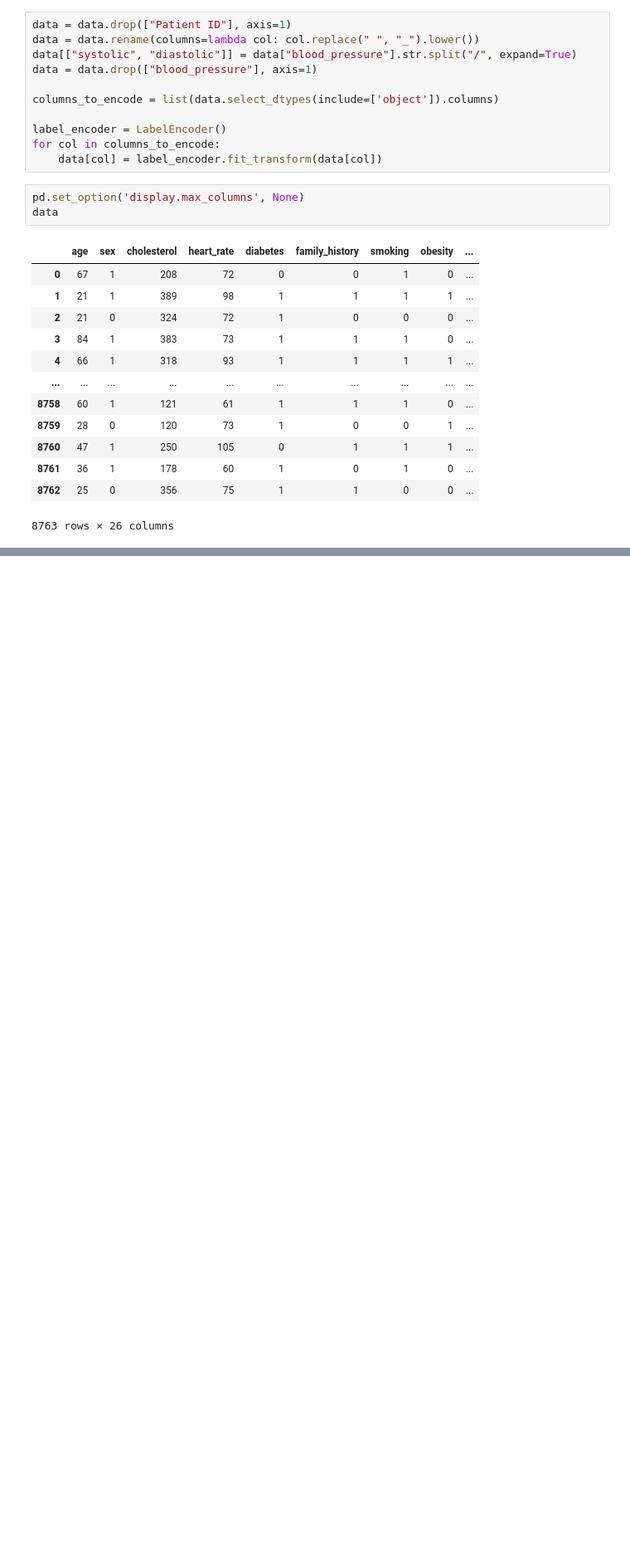
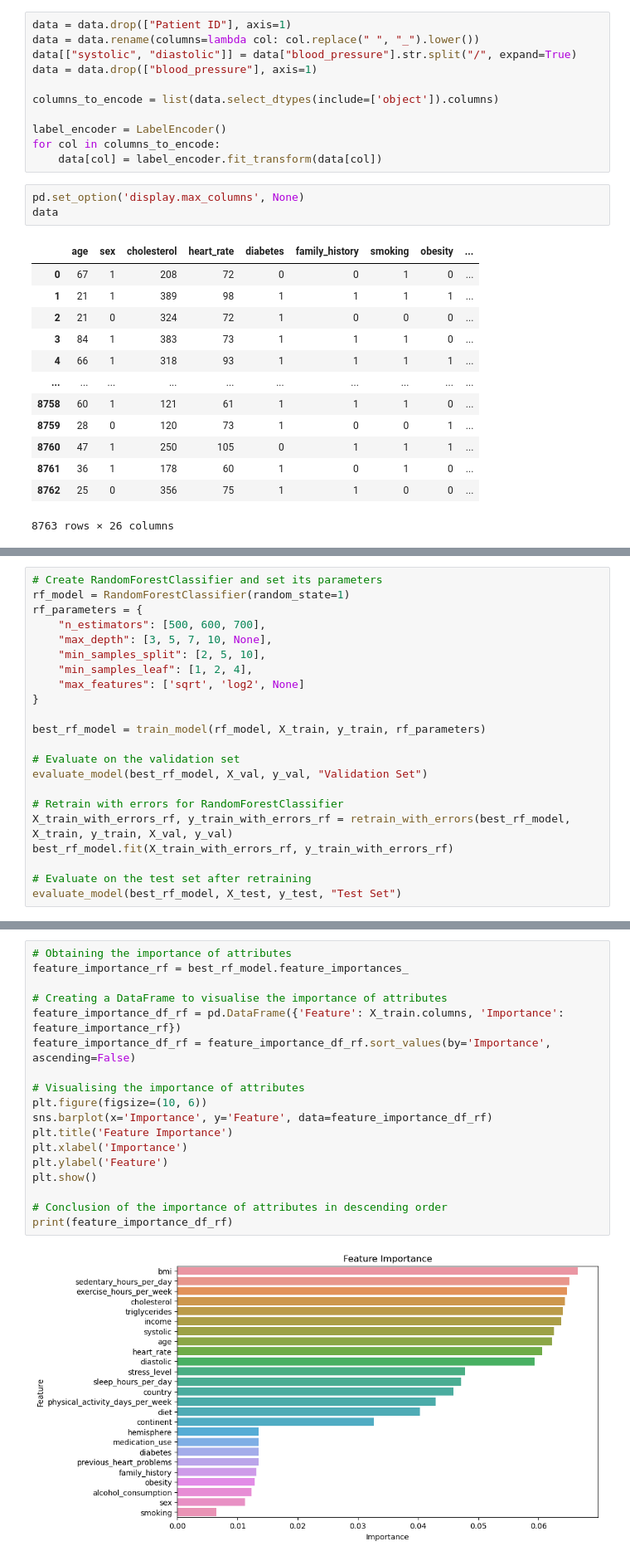
Before and after one commit to Sharpylo/ml_zoomcamp, a Jupyter notebook: Midterm_Project/notebook.ipynb, the cells around one changed output, grey strips where cells are left out. Shown at 83% size. Cells and saved outputs as stored; diff of their text form; blank space fills up the shorter version.

```diff
--- a/Midterm_Project/notebook.ipynb
+++ b/Midterm_Project/notebook.ipynb
@@ -518,0 +447,22 @@ ROC AUC модели на тестовом наборе: 0.5335464586736832
+# %%
+# Create RandomForestClassifier and set its parameters
+rf_model = RandomForestClassifier(random_state=1)
+rf_parameters = {
+    "n_estimators": [500, 600, 700],
+    "max_depth": [3, 5, 7, 10, None],
+    "min_samples_split": [2, 5, 10],
+    "min_samples_leaf": [1, 2, 4],
+    "max_features": ['sqrt', 'log2', None]
+}
+
+best_rf_model = train_model(rf_model, X_train, y_train, rf_parameters)
+
+# Evaluate on the validation set
+evaluate_model(best_rf_model, X_val, y_val, "Validation Set")
+
+# Retrain with errors for RandomForestClassifier
+X_train_with_errors_rf, y_train_with_errors_rf = retrain_with_errors(best_rf_model, X_train, y_train, X_val, y_val)
+best_rf_model.fit(X_train_with_errors_rf, y_train_with_errors_rf)
+
+# Evaluate on the test set after retraining
+evaluate_model(best_rf_model, X_test, y_test, "Test Set")
@@ -518,0 +487,20 @@ ROC AUC модели на тестовом наборе: 0.5335464586736832
+# %%
+# Obtaining the importance of attributes
+feature_importance_rf = best_rf_model.feature_importances_
+
+# Creating a DataFrame to visualise the importance of attributes
+feature_importance_df_rf = pd.DataFrame({'Feature': X_train.columns, 'Importance': feature_importance_rf})
+feature_importance_df_rf = feature_importance_df_rf.sort_values(by='Importance', ascending=False)
+
+# Visualising the importance of attributes
+plt.figure(figsize=(10, 6))
+sns.barplot(x='Importance', y='Feature', data=feature_importance_df_rf)
+plt.title('Feature Importance')
+plt.xlabel('Importance')
+plt.ylabel('Feature')
+plt.show()
+
+# Conclusion of the importance of attributes in descending order
+print(feature_importance_df_rf)
+# %% [output]
+[figure, added]
```
Also changed, not shown: parts of 50 cells of this notebook, 3 other files.
